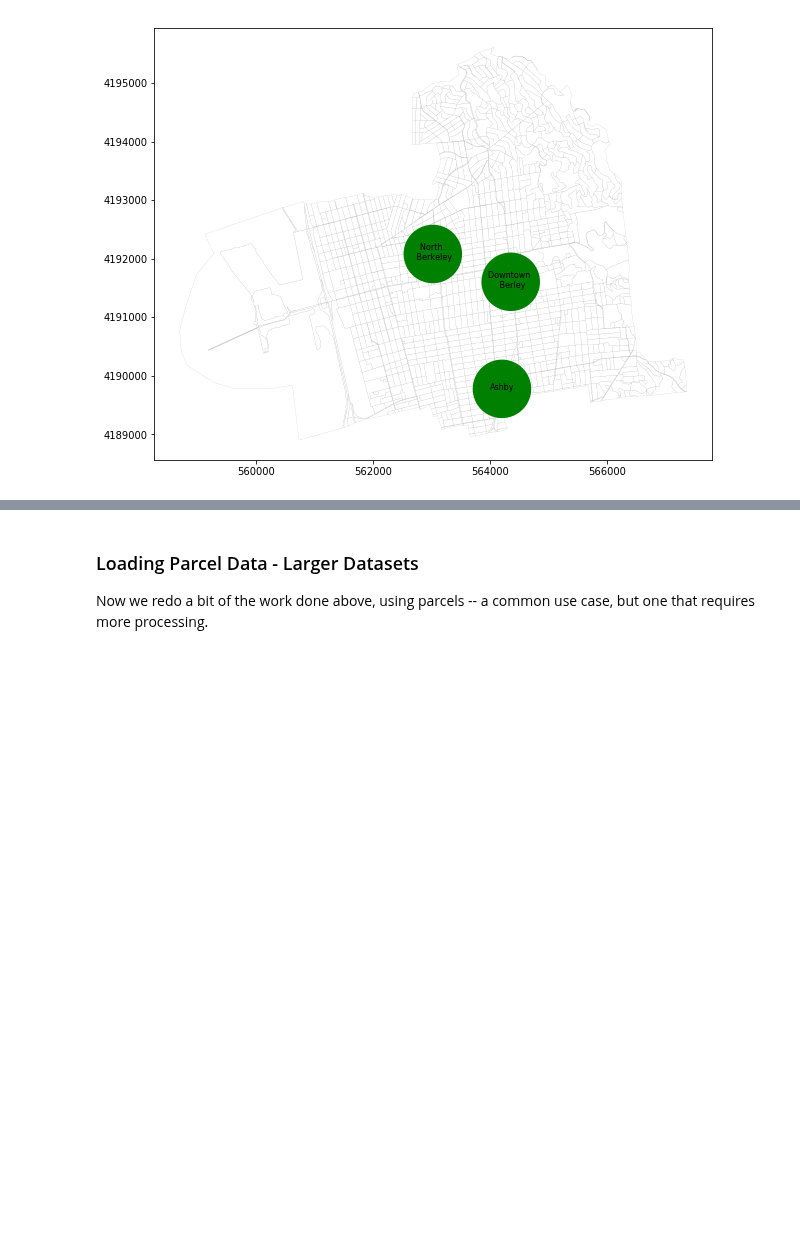
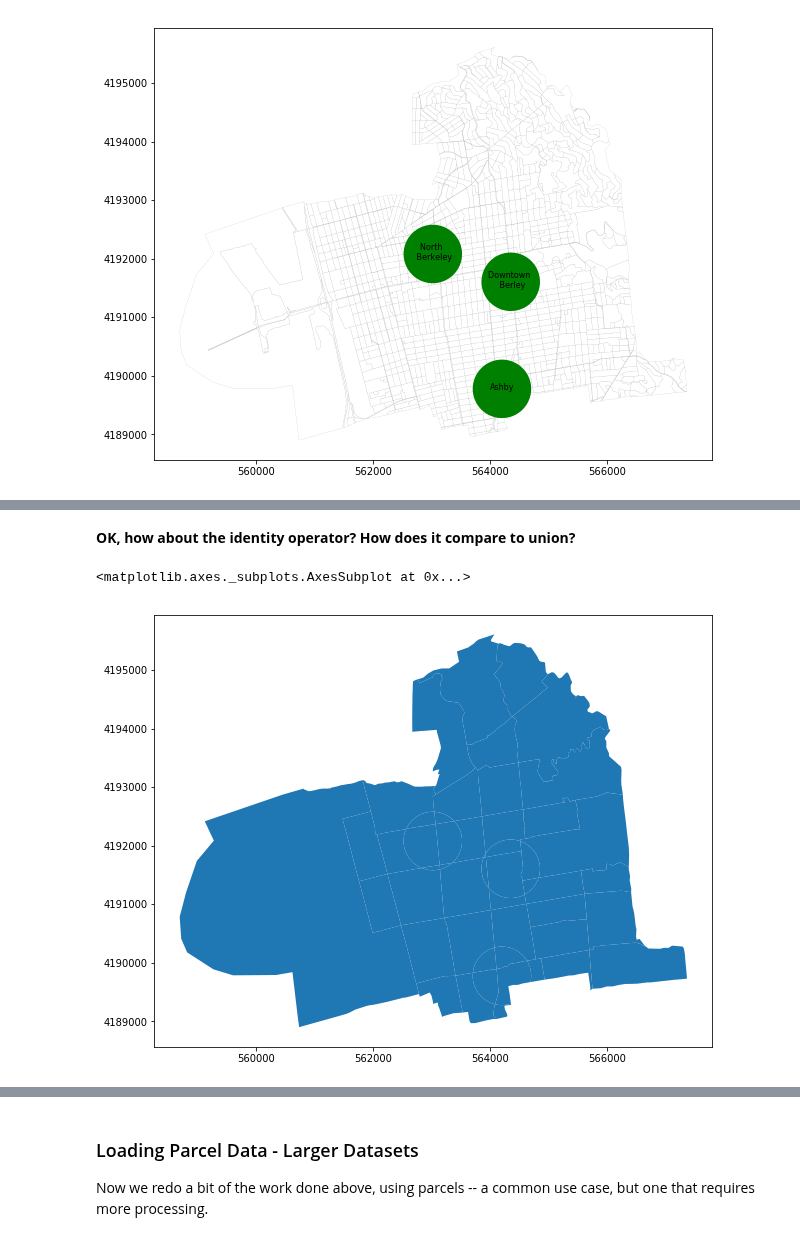
Before and after one commit to waddell/urban-informatics-and-visualization, a Jupyter notebook: 10-mapping/mapping-part-2.ipynb, the cells around one changed output, grey strips where cells are left out. Cells and saved outputs as stored; diff of their text form; code cells hidden in the pictures; blank space fills up the shorter version.

```diff
--- a/10-mapping/mapping-part-2.ipynb
+++ b/10-mapping/mapping-part-2.ipynb
@@ -573,0 +305,7 @@ gdf.head()
+# %% [markdown]
+**OK, how about the identity operator? How does it compare to union?**
+# %%
+gpd.overlay(tracts_proj, bart_buffer_df, how='identity').plot()
+# %% [output]
+<matplotlib.axes._subplots.AxesSubplot at 0x...>
+[figure, added]
```
Also changed, not shown: parts of 86 cells of this notebook.
